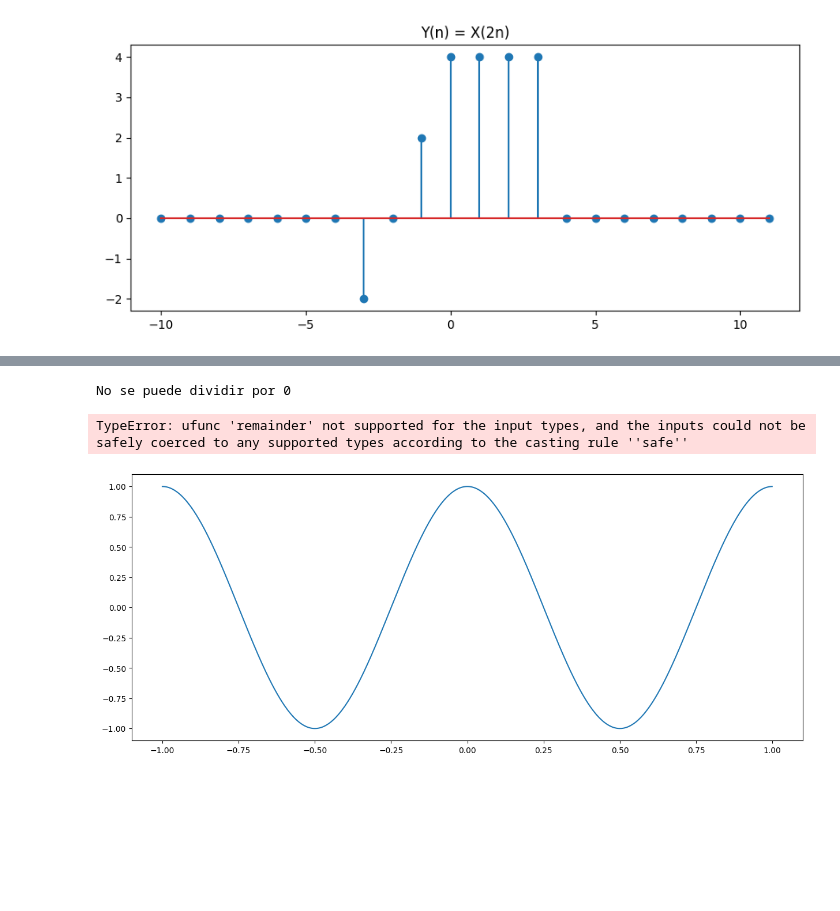
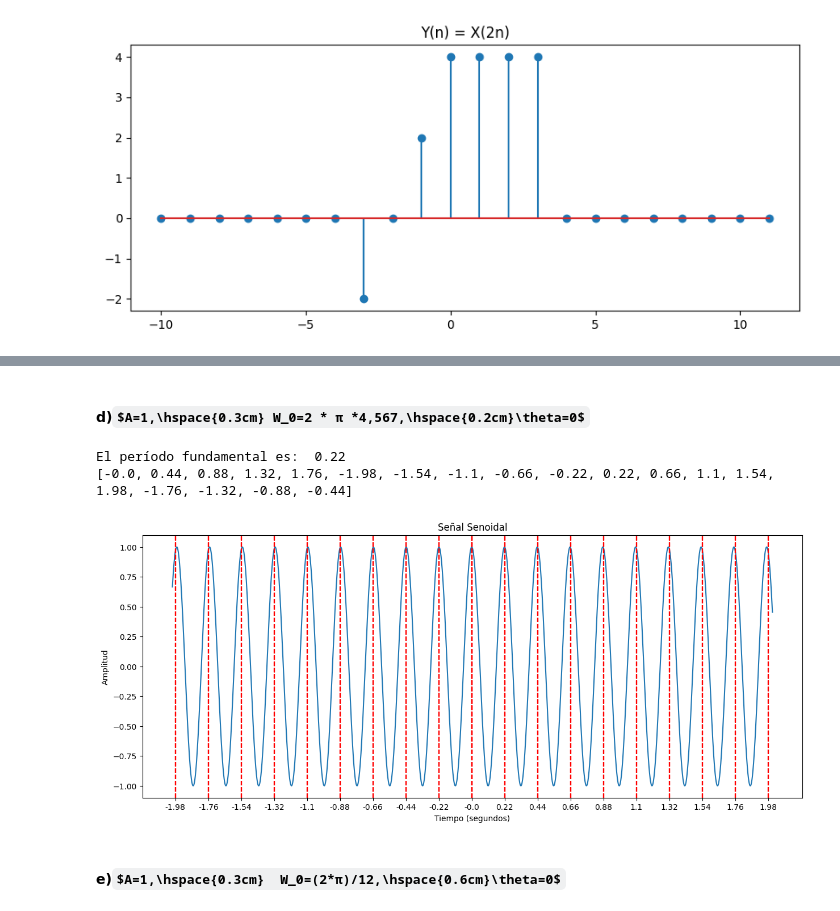
Before and after one commit to Rodolfox22/Procesamiento-de-se-ales, a Jupyter notebook: TP2/tp2_Pablo Correa.ipynb, the cells around one changed output, grey strips where cells are left out. Saved outputs shown, nothing was run; the diff lists cells and outputs as text; code cells hidden in the pictures; some formulas as TeX source; blank space fills up the shorter version.

```diff
--- a/TP2/tp2_Pablo Correa.ipynb
+++ b/TP2/tp2_Pablo Correa.ipynb
@@ -696,46 +832,52 @@ Que puede observar en el punto d) ? Y en los otros casos ?. analice cada punto y
+# %% [markdown]
+#### d)$A=1,\hspace{0.3cm} W_0=2 * π *4,567,\hspace{0.2cm}\theta=0$<br>
 # %%
 A = 1
-w0 = 2 * np.pi
+w0 =  2 * np.pi * 4.567
 theta = 0
-#T="Periodo"
+T = "Periodo"
 try:
-    T = round(2 * np.pi / w, 2)
+    T = round(2 * np.pi / w0, 2)
     print("El período fundamental es: ", T)
 except Exception as e:
     print("No se puede dividir por 0")
+    print(e)
 
-t = np.arange(-1, 1, 0.001)
+#t = np.arange(-1, 1, 0.001)
 
 señal = A * np.cos(w0 * t + theta)  # generamos la señal coseno
 
 posiciones_x = []
 
 
 # Crear una figura y un eje
 plt.figure(figsize=(15, 6))
 
 # Trazar la señal coseno
 plt.plot(t, señal)
 
 # Determinar las posiciones en el eje x donde trazar las líneas verticales
-for valor in t:
-    if round(abs(valor) % T, 2) == 0:
-        valor = acondicionar(valor, 2)
-        posiciones_x.append(valor)
-        plt.axvline(x=valor, color="red", linestyle="--")
+if T != "Periodo":
+    for valor in t:
+        if round(abs(valor) % T, 2) == 0:
+            valor = acondicionar(valor, 2)
+            posiciones_x.append(valor)
+            plt.axvline(x=valor, color="red", linestyle="--")
 
-posiciones_x = filtrar(posiciones_x)
-print(posiciones_x)
+    posiciones_x = filtrar(posiciones_x)
+    print(posiciones_x)
 
 # Establecer el título y las etiquetas de los ejes
 plt.title("Señal Senoidal")
 plt.xticks(posiciones_x, posiciones_x)
 plt.xlabel("Tiempo (segundos)")
 plt.ylabel("Amplitud")
 
 # Mostrar el gráfico
 plt.show()
 # %% [output]
-No se puede dividir por 0
+El período fundamental es:  0.22
+[-0.0, 0.44, 0.88, 1.32, 1.76, -1.98, -1.54, -1.1, -0.66, -0.22, 0.22, 0.66, 1.1, 1.54, 1.98, -1.76, -1.32, -0.88, -0.44]
-TypeError: ufunc 'remainder' not supported for the input types, and the inputs could not be safely coerced to any supported types according to the casting rule ''safe''
-[figure, old version]
+[figure, new version]
+# %% [markdown]
+#### e)$A=1,\hspace{0.3cm}  W_0=(2*π)/12,\hspace{0.6cm}\theta=0$<br>
```
Also changed, not shown: parts of 28 cells of this notebook, 21 other files.
